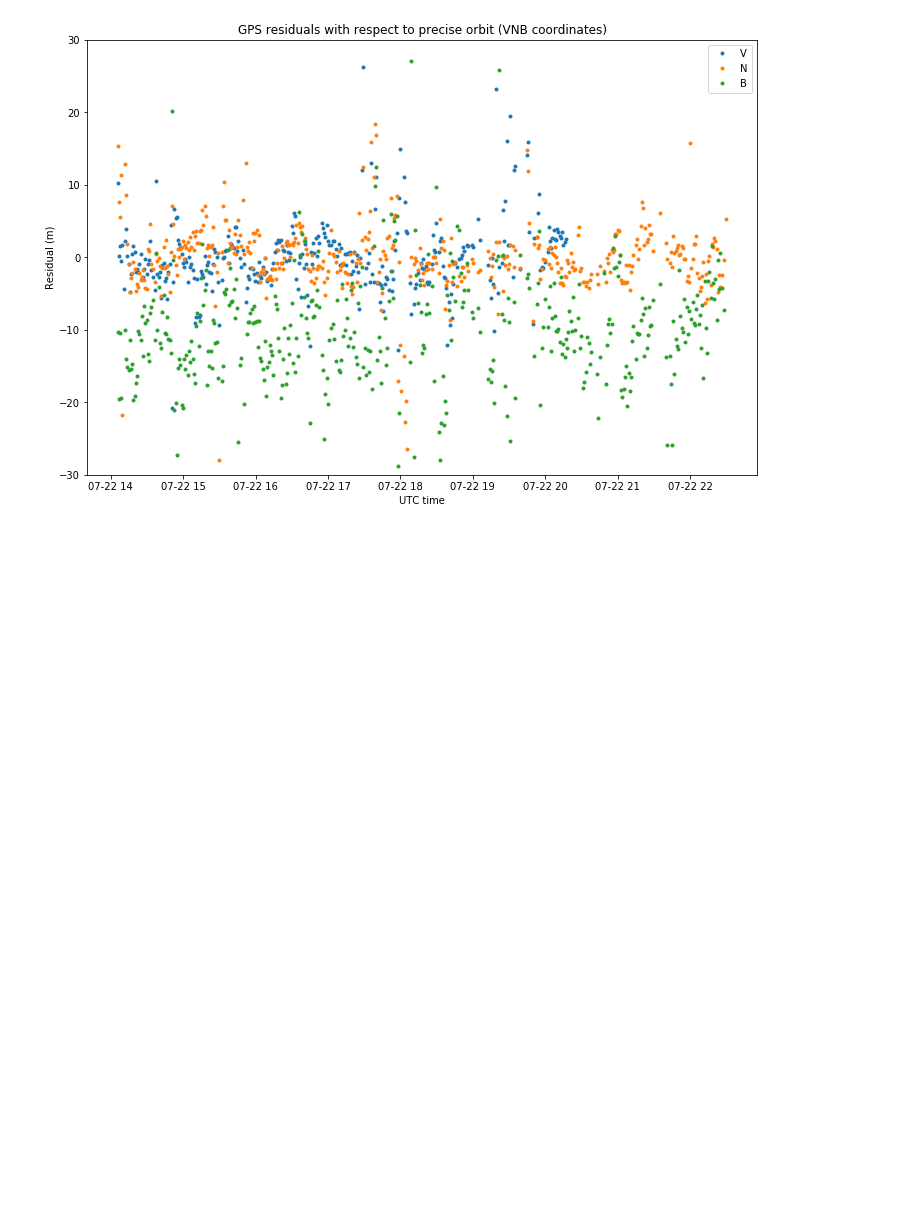
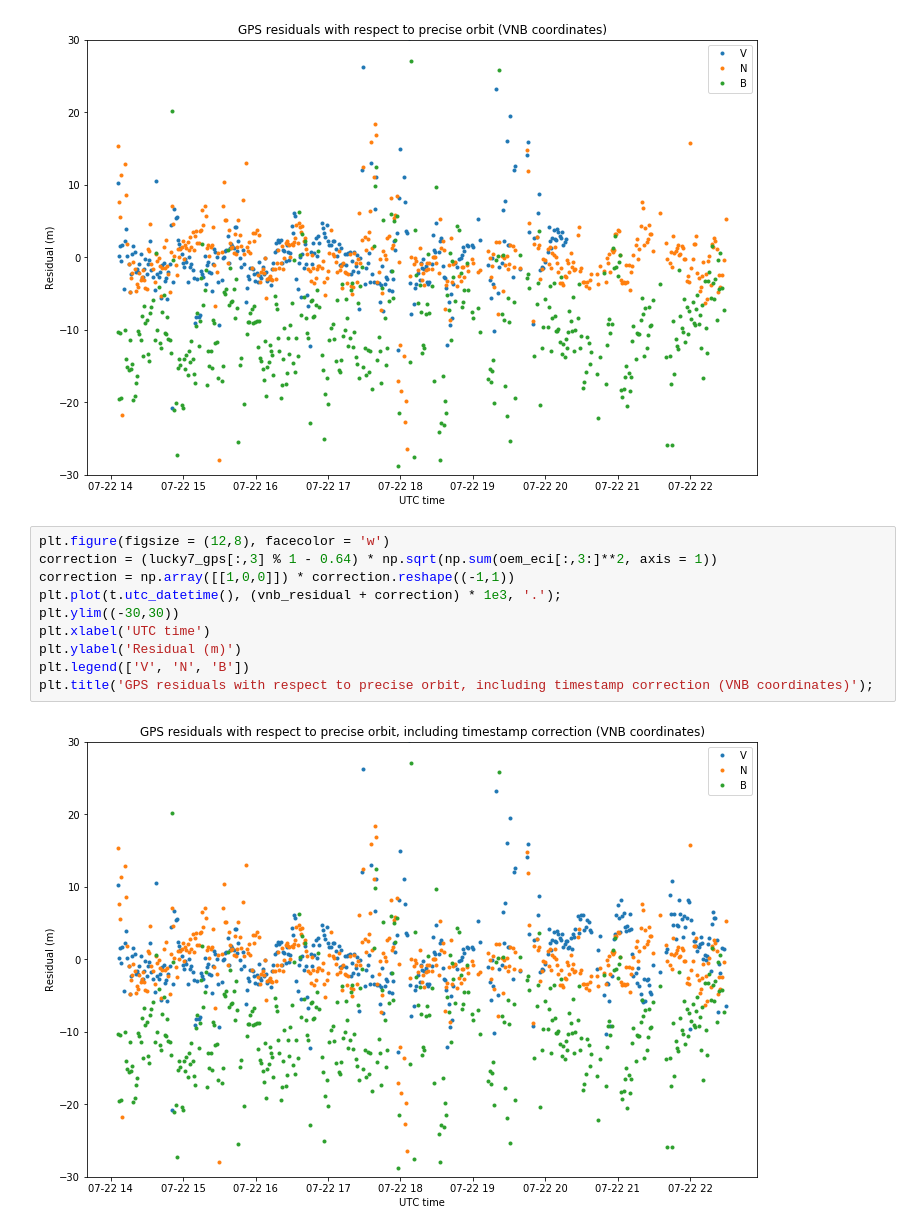
Before and after one commit to daniestevez/jupyter_notebooks, a Jupyter notebook: Lucky-7 orbit.ipynb, the cells around one changed output. Saved outputs shown, nothing was run; the diff lists cells and outputs as text; blank space fills up the shorter version.

Commit message:
Updated Lucky-7 notebook

```diff
--- a/Lucky-7 orbit.ipynb
+++ b/Lucky-7 orbit.ipynb
@@ -234,3 +260,15 @@ plt.legend(['V', 'N', 'B'])
 plt.title('GPS residuals with respect to precise orbit (VNB coordinates)');
 # %% [output]
 [figure]
+# %%
+plt.figure(figsize = (12,8), facecolor = 'w')
+correction = (lucky7_gps[:,3] % 1 - 0.64) * np.sqrt(np.sum(oem_eci[:,3:]**2, axis = 1))
+correction = np.array([[1,0,0]]) * correction.reshape((-1,1))
+plt.plot(t.utc_datetime(), (vnb_residual + correction) * 1e3, '.');
+plt.ylim((-30,30))
+plt.xlabel('UTC time')
+plt.ylabel('Residual (m)')
+plt.legend(['V', 'N', 'B'])
+plt.title('GPS residuals with respect to precise orbit, including timestamp correction (VNB coordinates)');
+# %% [output]
+[figure, added]
```
Also changed, not shown: parts of 3 cells of this notebook.
